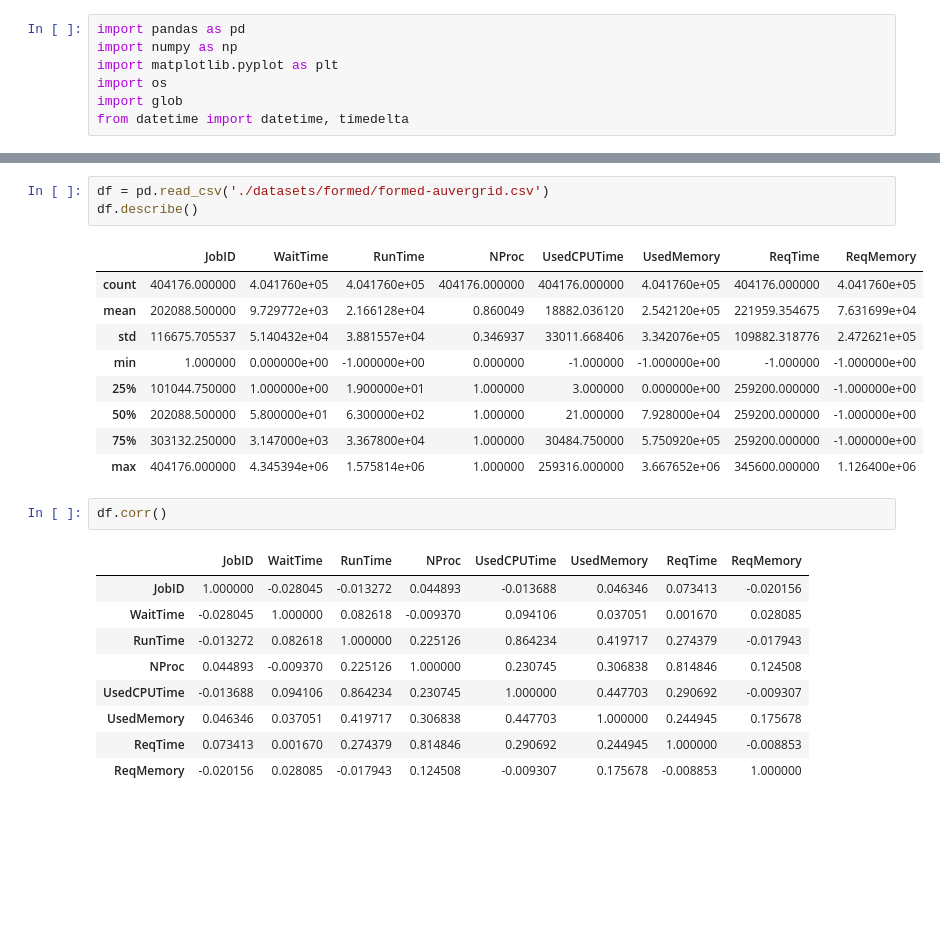
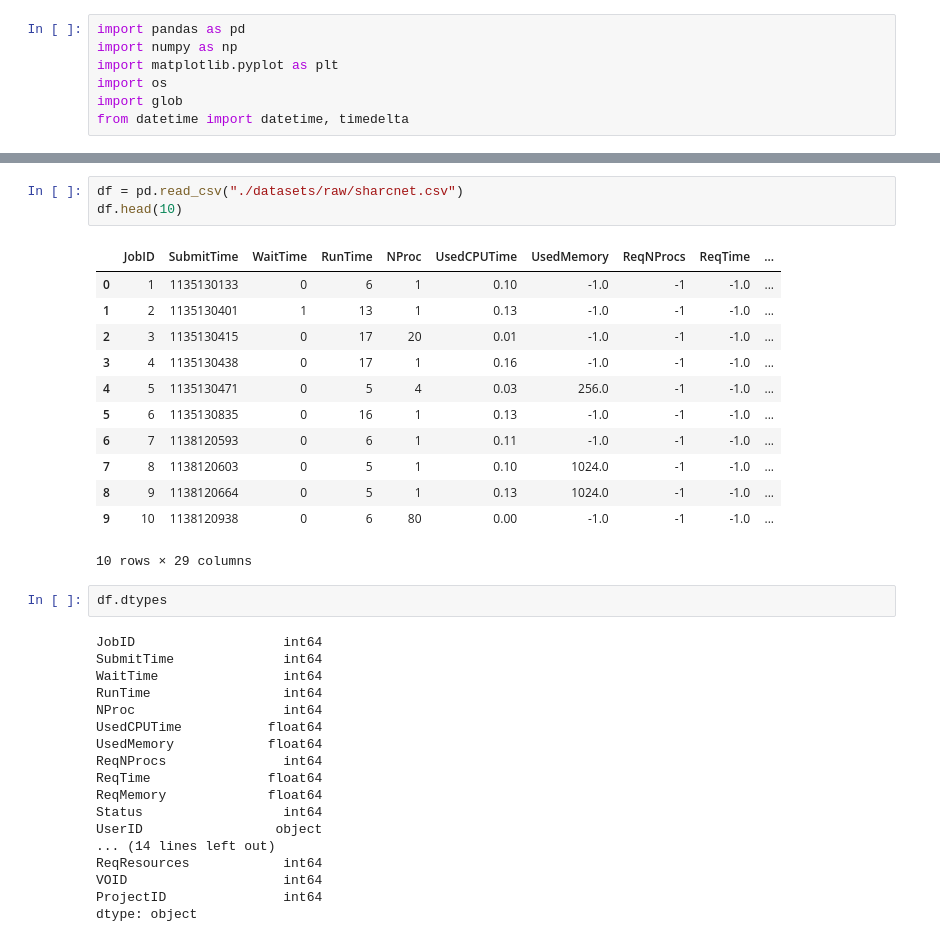
Before and after one commit to alextsaf/Thesis-NTUA, a Jupyter notebook: preprocessing.ipynb, the cells around one changed output, grey strips where cells are left out. Cells and saved outputs as stored; diff of their text form; blank space fills up the shorter version.

```diff
--- a/preprocessing.ipynb
+++ b/preprocessing.ipynb
@@ -56,25 +55,36 @@ df = formCumulativeUsageDataset('./datasets/formed/formed-auvergrid.csv')
 # %%
-df = pd.read_csv('./datasets/formed/formed-auvergrid.csv')
-df.describe()
+df = pd.read_csv("./datasets/raw/sharcnet.csv")
+df.head(10)
 # %% [output]
-|  | JobID | WaitTime | RunTime | NProc | UsedCPUTime | UsedMemory | ReqTime | ReqMemory |
-| count | 404176.000000 | 4.041760e+05 | 4.041760e+05 | 404176.000000 | 404176.000000 | 4.041760e+05 | 404176.000000 | 4.041760e+05 |
-| mean | 202088.500000 | 9.729772e+03 | 2.166128e+04 | 0.860049 | 18882.036120 | 2.542120e+05 | 221959.354675 | 7.631699e+04 |
-| std | 116675.705537 | 5.140432e+04 | 3.881557e+04 | 0.346937 | 33011.668406 | 3.342076e+05 | 109882.318776 | 2.472621e+05 |
-| min | 1.000000 | 0.000000e+00 | -1.000000e+00 | 0.000000 | -1.000000 | -1.000000e+00 | -1.000000 | -1.000000e+00 |
-| 25% | 101044.750000 | 1.000000e+00 | 1.900000e+01 | 1.000000 | 3.000000 | 0.000000e+00 | 259200.000000 | -1.000000e+00 |
-| 50% | 202088.500000 | 5.800000e+01 | 6.300000e+02 | 1.000000 | 21.000000 | 7.928000e+04 | 259200.000000 | -1.000000e+00 |
-| 75% | 303132.250000 | 3.147000e+03 | 3.367800e+04 | 1.000000 | 30484.750000 | 5.750920e+05 | 259200.000000 | -1.000000e+00 |
-| max | 404176.000000 | 4.345394e+06 | 1.575814e+06 | 1.000000 | 259316.000000 | 3.667652e+06 | 345600.000000 | 1.126400e+06 |
+|  | JobID | SubmitTime | WaitTime | RunTime | NProc | UsedCPUTime | UsedMemory | ReqNProcs | ReqTime | ... |
+| 0 | 1 | 1135130133 | 0 | 6 | 1 | 0.10 | -1.0 | -1 | -1.0 | ... |
+| 1 | 2 | 1135130401 | 1 | 13 | 1 | 0.13 | -1.0 | -1 | -1.0 | ... |
+| 2 | 3 | 1135130415 | 0 | 17 | 20 | 0.01 | -1.0 | -1 | -1.0 | ... |
+| 3 | 4 | 1135130438 | 0 | 17 | 1 | 0.16 | -1.0 | -1 | -1.0 | ... |
+| 4 | 5 | 1135130471 | 0 | 5 | 4 | 0.03 | 256.0 | -1 | -1.0 | ... |
+| 5 | 6 | 1135130835 | 0 | 16 | 1 | 0.13 | -1.0 | -1 | -1.0 | ... |
+| 6 | 7 | 1138120593 | 0 | 6 | 1 | 0.11 | -1.0 | -1 | -1.0 | ... |
+| 7 | 8 | 1138120603 | 0 | 5 | 1 | 0.10 | 1024.0 | -1 | -1.0 | ... |
+| 8 | 9 | 1138120664 | 0 | 5 | 1 | 0.13 | 1024.0 | -1 | -1.0 | ... |
+| 9 | 10 | 1138120938 | 0 | 6 | 80 | 0.00 | -1.0 | -1 | -1.0 | ... |
+10 rows × 29 columns
 # %%
-df.corr()
+df.dtypes
 # %% [output]
-|  | JobID | WaitTime | RunTime | NProc | UsedCPUTime | UsedMemory | ReqTime | ReqMemory |
-| JobID | 1.000000 | -0.028045 | -0.013272 | 0.044893 | -0.013688 | 0.046346 | 0.073413 | -0.020156 |
-| WaitTime | -0.028045 | 1.000000 | 0.082618 | -0.009370 | 0.094106 | 0.037051 | 0.001670 | 0.028085 |
-| RunTime | -0.013272 | 0.082618 | 1.000000 | 0.225126 | 0.864234 | 0.419717 | 0.274379 | -0.017943 |
-| NProc | 0.044893 | -0.009370 | 0.225126 | 1.000000 | 0.230745 | 0.306838 | 0.814846 | 0.124508 |
-| UsedCPUTime | -0.013688 | 0.094106 | 0.864234 | 0.230745 | 1.000000 | 0.447703 | 0.290692 | -0.009307 |
-| UsedMemory | 0.046346 | 0.037051 | 0.419717 | 0.306838 | 0.447703 | 1.000000 | 0.244945 | 0.175678 |
-| ReqTime | 0.073413 | 0.001670 | 0.274379 | 0.814846 | 0.290692 | 0.244945 | 1.000000 | -0.008853 |
-| ReqMemory | -0.020156 | 0.028085 | -0.017943 | 0.124508 | -0.009307 | 0.175678 | -0.008853 | 1.000000 |
+JobID                   int64
+SubmitTime              int64
+WaitTime                int64
+RunTime                 int64
+NProc                   int64
+UsedCPUTime           float64
+UsedMemory            float64
+ReqNProcs               int64
+ReqTime               float64
+ReqMemory             float64
+Status                  int64
+UserID                 object
+... (14 lines left out)
+ReqResources            int64
+VOID                    int64
+ProjectID               int64
+dtype: object
```
Also changed, not shown: parts of 8 cells of this notebook, 2 other files.
